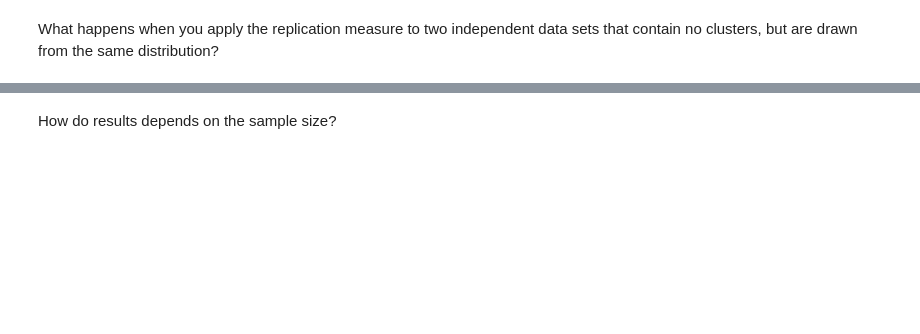
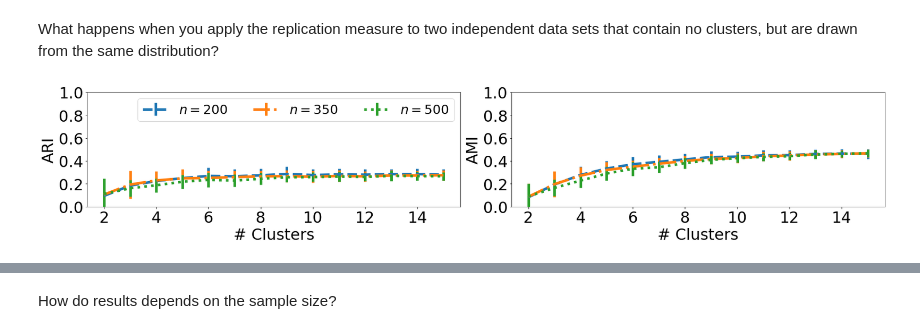
Before and after one commit to lorenzomasoero/clustering_replicability, a Jupyter notebook: synthetic_data/final_appendix.ipynb, the cells around one changed output, grey strips where cells are left out. Drawn from its saved outputs; the diff is of its cells as text; code cells hidden in the pictures; blank space fills up the shorter version.

```diff
--- a/synthetic_data/final_appendix.ipynb
+++ b/synthetic_data/final_appendix.ipynb
@@ -24,3 +5,83 @@ def generate_set(indices, centroids, sigma, seed = 0):
 # %% [markdown]
 What happens when you apply the replication measure to two independent data sets that contain no clusters, but are drawn from the same distribution?
+# %%
+### SCALING IN N - how do scores change for increasingly large datasets?
+
+'''
+    SETUP PARAMETERS FOR SYNTHETIC DATA GENERATION
+'''
+
+seed = 42 # seed for pseudo RNG
+d = 5 # dimension of dataset
+np.random.seed(seed) # seed
+num_boots = 100 # number of bootstrap runs
+max_cluster_number = 15 # maximum number of clusters in algorithm
+N_ls = np.linspace(50, 500, 4, dtype = int) # sample sizes
+
+'''
+    DRAW DATA
+'''
+
+# ari_ls, ami_ls = np.zeros([len(N_ls), max_cluster_number-1, num_boots]), np.zeros([len(N_ls), max_cluster_number-1, num_boots])
+# for _, N in enumerate(N_ls):
+#     X, Y = np.random.multivariate_normal(mean = np.zeros(d), cov = np.eye(d), size = N), np.random.multivariate_normal(mean = np.zeros(d), cov = np.eye(d), size = N)
+#     ari, ami, true_labels, predicted_labels = run_exercise_1_kmeans(X, Y, num_boots, max_cluster_number)
+#     ari_ls[_] = ari
+#     ami_ls[_] = ami
+
+'''
+    SAVE RESULTS
+'''
+
+# np.save('Additional_Experiments/no_clusters_ari', ari_ls)
+# np.save('Additional_Experiments/no_clusters_ami', ami_ls)
+
+'''
+    LOAD RESULTS
+'''
+
+ari_ls = np.load('Additional_Experiments/no_clusters_ari.npy')
+ami_ls = np.load('Additional_Experiments/no_clusters_ami.npy')
+
+'''
+    PLOTTING
+'''
+
+linestyles = ['-', '--', '-.', ':']
+
+'''
+    ARI , AMI based replicability metric
+'''
+
+plt.figure(figsize = (23,4.5))
+plt.subplot(121)
+for _, N in enumerate(N_ls):
+    if _ == 0:
+        pass
+    else:
+        plt.errorbar(x=np.arange(2,len(ari_ls[_])+2), y=ari_ls[_].mean(axis = 1),yerr=ari_ls[_].std(axis = 1), linestyle = linestyles[_], lw = 5, label = r'$n=$'+str(N))
+plt.legend(ncol = 3, fontsize = 25)
+plt.ylim([0,1])
+plt.xlabel('# Clusters', fontsize= 30)
+plt.ylabel('ARI', fontsize = 30)
+plt.xticks(fontsize = 30)
+plt.yticks(fontsize = 30)
+
+
+plt.subplot(122)
+for _, N in enumerate(N_ls):
+    if _ == 0:
+        pass
+    else:
+        plt.errorbar(x=np.arange(2,len(ami_ls[_])+2), y=ami_ls[_].mean(axis = 1),yerr=ami_ls[_].std(axis = 1), linestyle = linestyles[_], lw = 5, label = r'$N=$'+str(N))
+plt.xlabel('# Clusters', fontsize= 30)
+plt.ylabel('AMI', fontsize = 30)
+plt.xticks(fontsize = 30)
+plt.yticks(fontsize = 30)
+plt.ylim([0,1])
+plt.tight_layout()
+plt.savefig('Plots/no_clustering.pdf', dpi = 1000, bbox_inches = 'tight')
+plt.show()
+# %% [output]
+[figure, added]
 # %%
```
Also changed, not shown: parts of 6 cells of this notebook, 24 other files.
